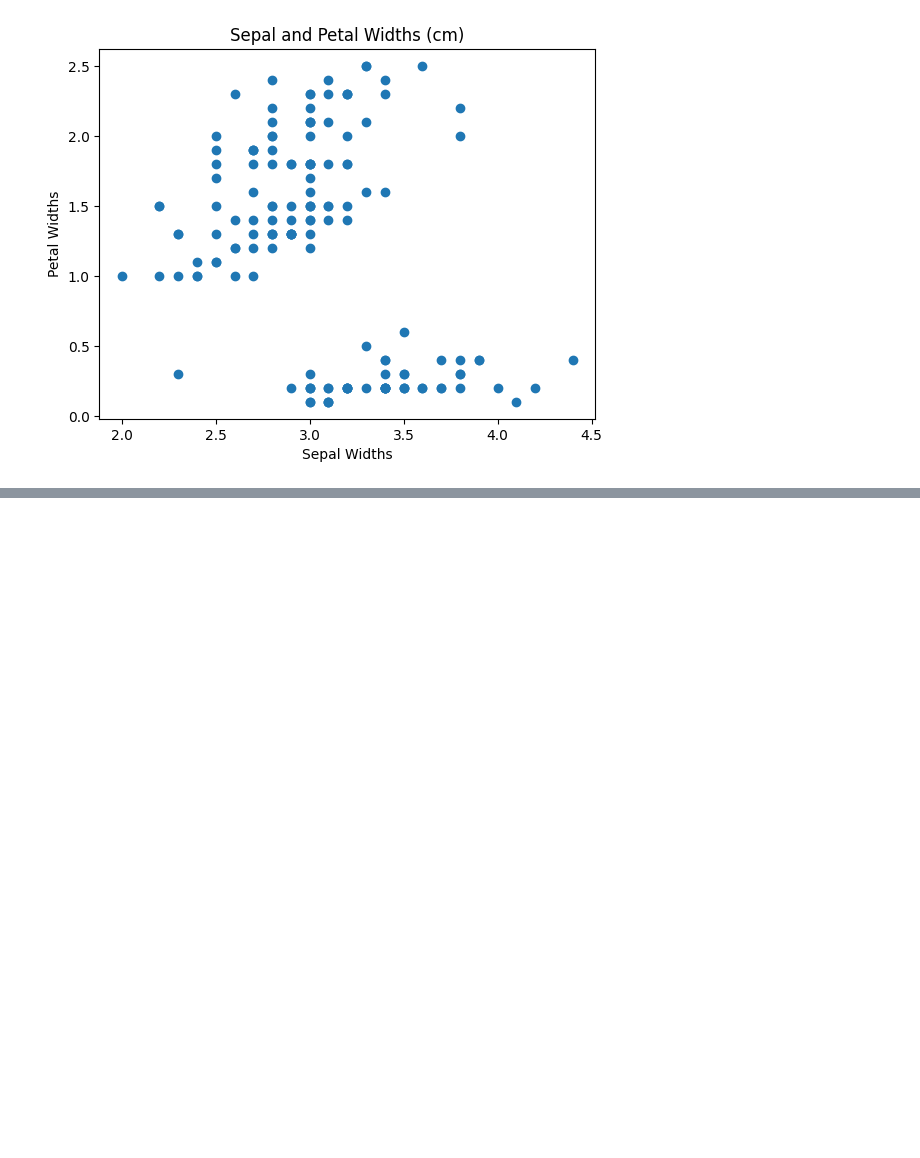
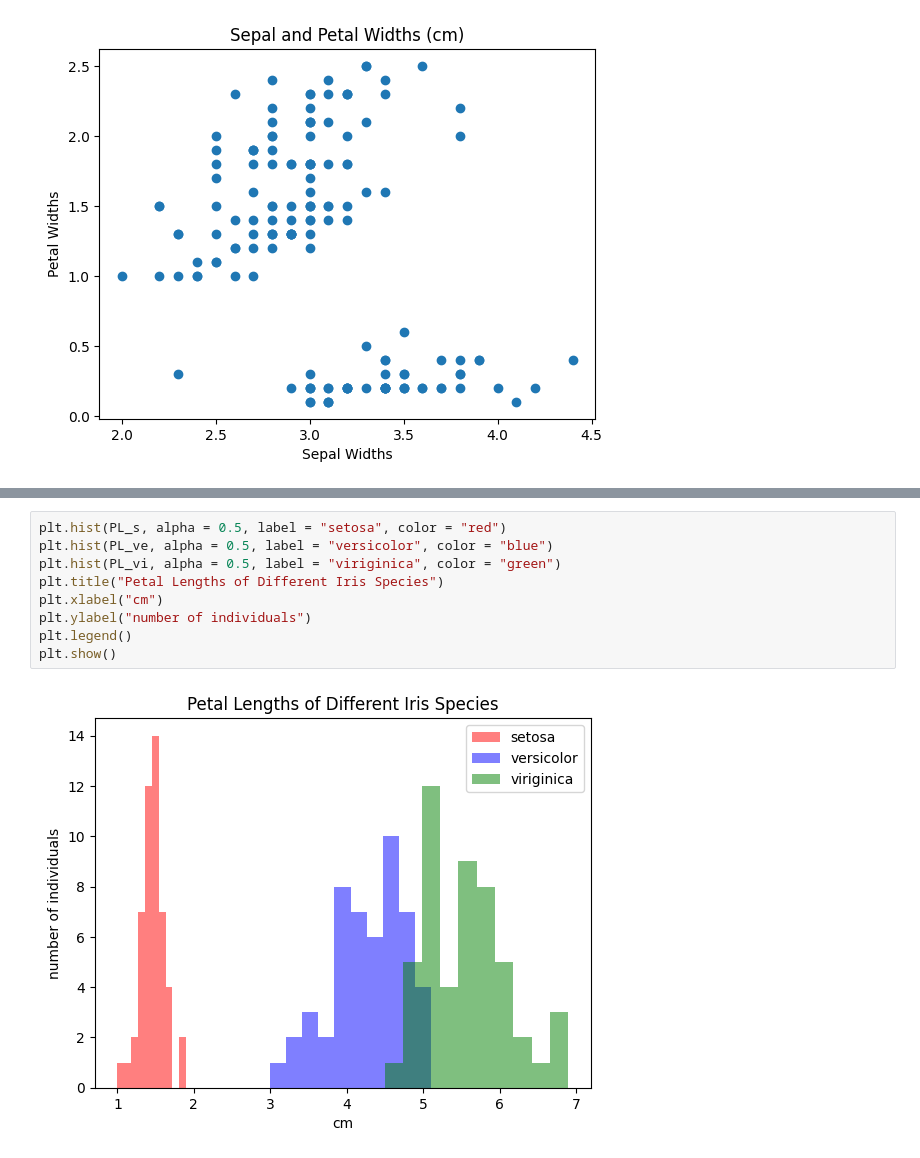
Before and after one commit to Ploenypp/tuto-stats, a Jupyter notebook: iris.ipynb, the cells around one changed output, grey strips where cells are left out. Cells and saved outputs as stored; diff of their text form; blank space fills up the shorter version.

```diff
--- a/iris.ipynb
+++ b/iris.ipynb
@@ -181,0 +214,11 @@ plt.show()
+# %%
+plt.hist(PL_s, alpha = 0.5, label = "setosa", color = "red")
+plt.hist(PL_ve, alpha = 0.5, label = "versicolor", color = "blue")
+plt.hist(PL_vi, alpha = 0.5, label = "viriginica", color = "green")
+plt.title("Petal Lengths of Different Iris Species")
+plt.xlabel("cm")
+plt.ylabel("number of individuals")
+plt.legend()
+plt.show()
+# %% [output]
+[figure, added]
```
Also changed, not shown: parts of 8 cells of this notebook, 2 other files.
